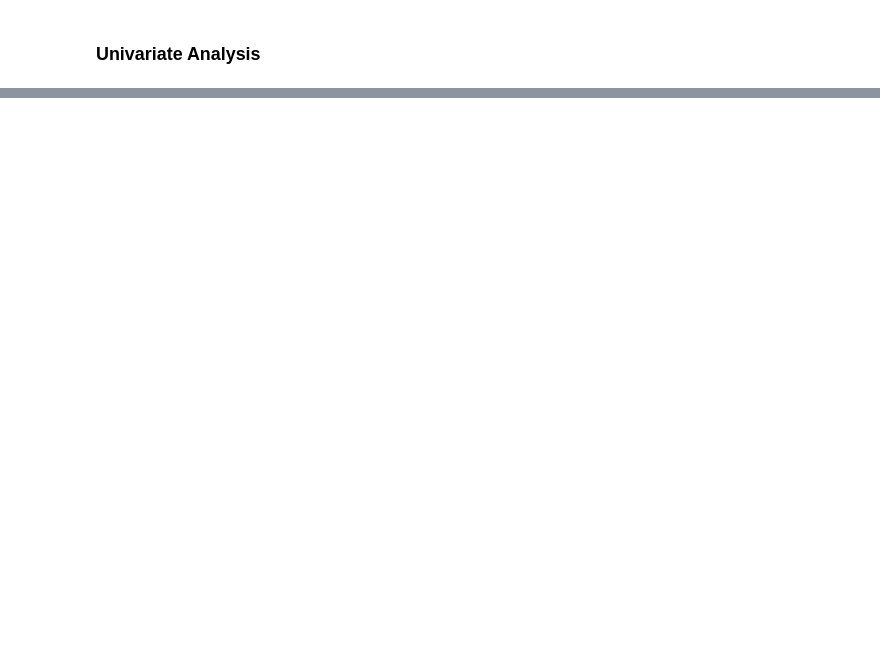
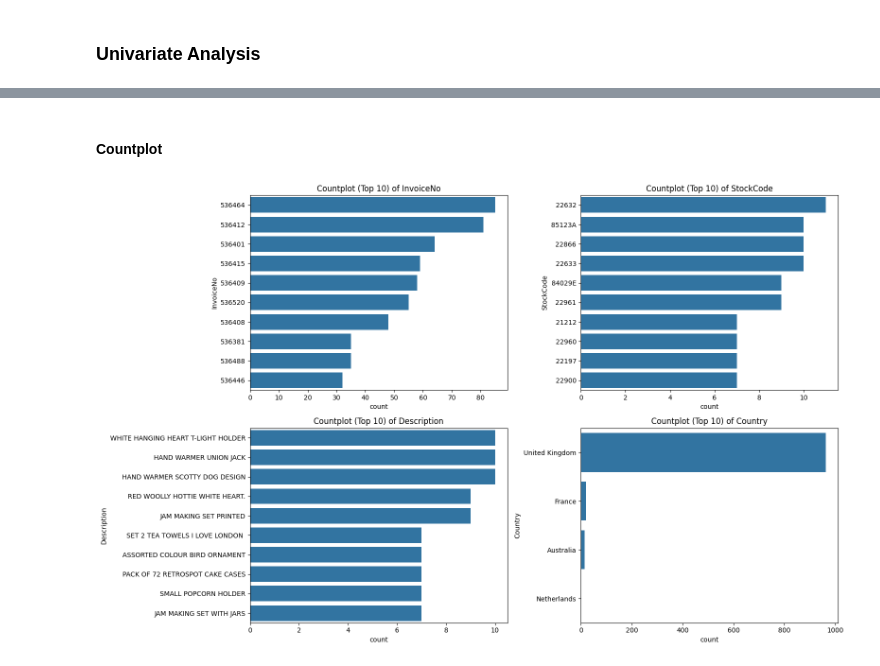
Before and after one commit to NguyenToanThang-kotaru/MachineLearningBasic_teamPJ, a Jupyter notebook: tien_lab5/1.2.3.2.ipynb, the cells around one changed output, grey strips where cells are left out. Drawn from its saved outputs; the diff is of its cells as text; code cells hidden in the pictures; blank space fills up the shorter version.

```diff
--- a/tien_lab5/1.2.3.2.ipynb
+++ b/tien_lab5/1.2.3.2.ipynb
@@ -72,0 +125,18 @@ df['TotalPrice'] = df['Quantity'] * df['UnitPrice']
+# %% [markdown]
+#### Countplot
+# %%
+cols = df_sample.select_dtypes(include=['object']).columns
+n = len(cols)
+n_cols = 2
+n_rows = (n + n_cols - 1) // n_cols
+
+plt.figure(figsize=(16, 5*n_rows))
+for i, col in enumerate(cols, 1):
+    plt.subplot(n_rows, n_cols, i)
+    top_vals = df_sample[col].value_counts().nlargest(10).index
+    sns.countplot(y=col, data=df_sample[df_sample[col].isin(top_vals)], order=top_vals)
+    plt.title(f"Countplot (Top 10) of {col}")
+plt.tight_layout()
+plt.show()
+# %% [output]
+[figure, added]
```
Also changed, not shown: parts of 21 cells of this notebook.
